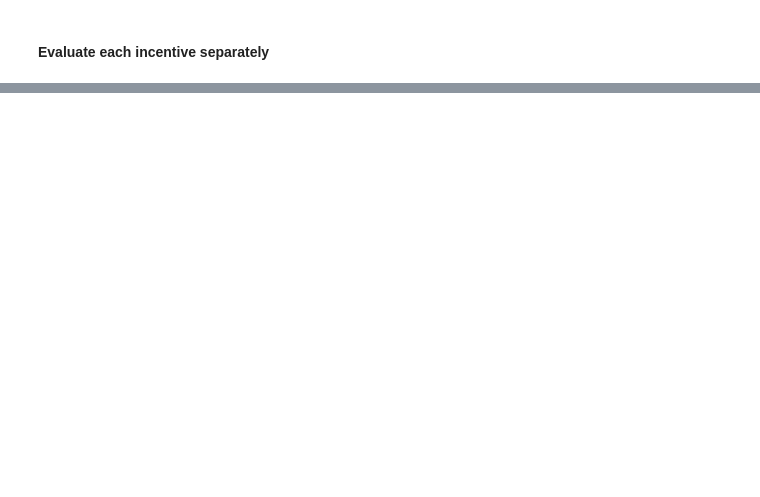
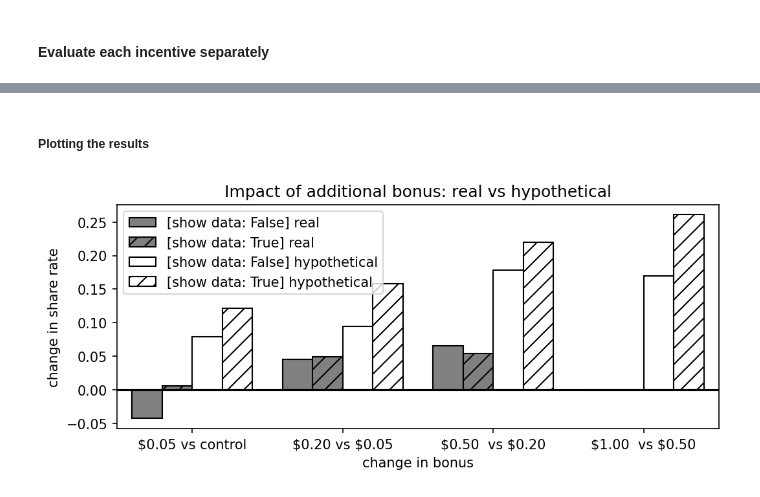
Before and after one commit to aberke/amazon-study, a Jupyter notebook: data-analysis/survey-data.ipynb, the cells around one changed output, grey strips where cells are left out. Drawn from its saved outputs; the diff is of its cells as text; code cells hidden in the pictures; blank space fills up the shorter version.

```diff
--- a/data-analysis/survey-data.ipynb
+++ b/data-analysis/survey-data.ipynb
@@ -2938,8 +2443,0 @@ Limit data to  incentives: [bonus-20, bonus-50] --> significant difference
-# %%
-formula = "share ~ incentive + showdata"
-for incentives in [['control', 'bonus-05'], ['bonus-05', 'bonus-20'], ['bonus-20', 'bonus-50']]:
-    print('formula: %s' % formula)
-    print('limiting data to incentives:', incentives)
-    mdf = df[df['incentive'].isin(incentives)]
-    model = smf.logit(formula=formula, data=mdf).fit()
-    display(model.summary2())
@@ -2997,0 +3079,30 @@ Optimization terminated successfully.
+# %% [markdown]
+##### Plotting the results
+# %%
+# Use a grouped bar chart to show changes in share rate
+width = 0.2
+figsize=(8,3)
+fig,ax = plt.subplots(1,1, figsize=figsize, dpi=150)
+bonus_real_impact_showdata0.plot(kind='bar', ax=ax, width=width, position=2,
+         color='gray', edgecolor='black', alpha=1,
+         label='[show data: False] real')
+bonus_real_impact_showdata1.plot(kind='bar', ax=ax, width=width, position=1,
+         color='gray', edgecolor='black', alpha=1, hatch='//',
+         label='[show data: True] real')
+
+hypo_impact_showdata0['hypo impact'].plot(kind='bar', ax=ax, width=width, position=0,
+         color='white', edgecolor='black', alpha=1,
+         label='[show data: False] hypothetical')
+hypo_impact_showdata1['hypo impact'].plot(kind='bar', ax=ax, width=width, position=-1,
+         color='white', edgecolor='black', alpha=1, hatch='//',
+         label='[show data: True] hypothetical')
+# plot y=0
+plt.axhline(0, color='black')
+ax.legend()
+ax.set_xlim([-0.5,3.5])
+_ = ax.set_xticklabels(x, rotation=0)
+ax.set_xlabel('change in bonus')
+ax.set_ylabel('change in share rate')
+_ = ax.set_title('Impact of additional bonus: real vs hypothetical')
+# %% [output]
+[figure, added]
```
Also changed, not shown: parts of 103 cells of this notebook.
